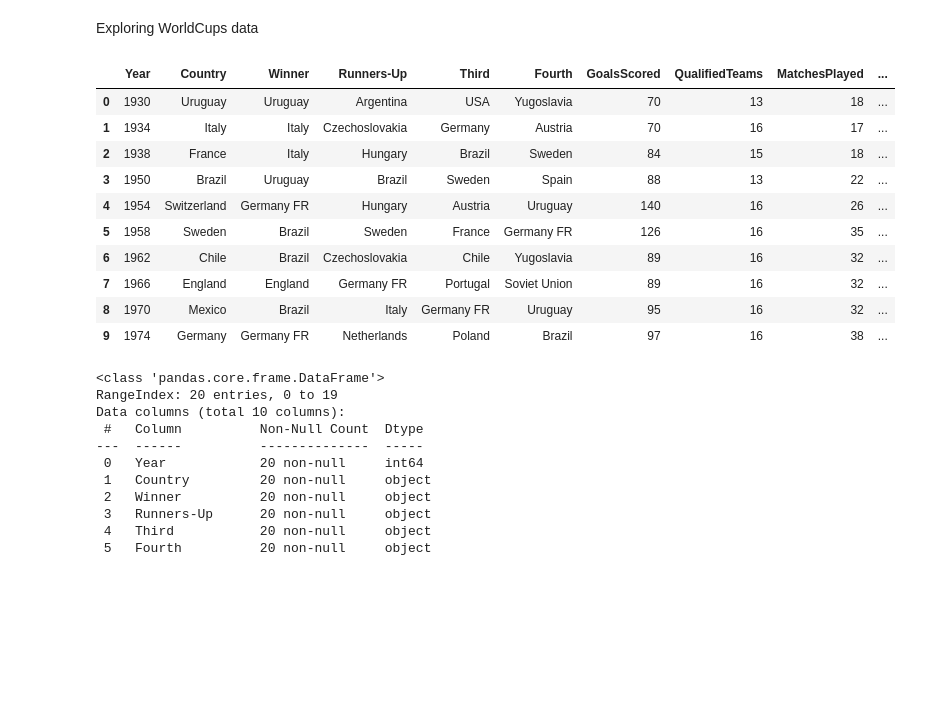
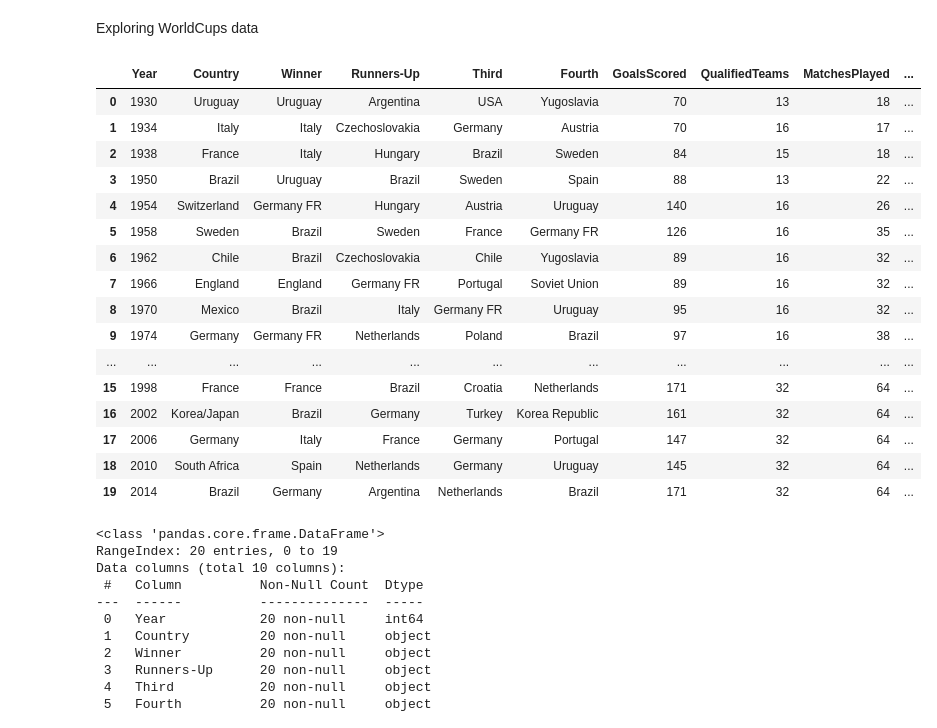
Before and after one commit to MohamadHasanin/data-cleaning-fifa, a Jupyter notebook: notebook/data-cleaning-fifa_WorldCups.ipynb, the cells around one changed output. Drawn from its saved outputs; the diff is of its cells as text; code cells hidden in the pictures; blank space fills up the shorter version.

```diff
--- a/notebook/data-cleaning-fifa_WorldCups.ipynb
+++ b/notebook/data-cleaning-fifa_WorldCups.ipynb
@@ -16,19 +16,25 @@ worldcups = pd.read_csv('../data/WorldCups.csv')
 # %% [markdown]
 Exploring WorldCups data
 # %%
-worldcups.head(10)
+worldcups.head(20)
 # %% [output]
 |  | Year | Country | Winner | Runners-Up | Third | Fourth | GoalsScored | QualifiedTeams | MatchesPlayed | ... |
 | 0 | 1930 | Uruguay | Uruguay | Argentina | USA | Yugoslavia | 70 | 13 | 18 | ... |
 | 1 | 1934 | Italy | Italy | Czechoslovakia | Germany | Austria | 70 | 16 | 17 | ... |
 | 2 | 1938 | France | Italy | Hungary | Brazil | Sweden | 84 | 15 | 18 | ... |
 | 3 | 1950 | Brazil | Uruguay | Brazil | Sweden | Spain | 88 | 13 | 22 | ... |
 | 4 | 1954 | Switzerland | Germany FR | Hungary | Austria | Uruguay | 140 | 16 | 26 | ... |
 | 5 | 1958 | Sweden | Brazil | Sweden | France | Germany FR | 126 | 16 | 35 | ... |
 | 6 | 1962 | Chile | Brazil | Czechoslovakia | Chile | Yugoslavia | 89 | 16 | 32 | ... |
 | 7 | 1966 | England | England | Germany FR | Portugal | Soviet Union | 89 | 16 | 32 | ... |
 | 8 | 1970 | Mexico | Brazil | Italy | Germany FR | Uruguay | 95 | 16 | 32 | ... |
 | 9 | 1974 | Germany | Germany FR | Netherlands | Poland | Brazil | 97 | 16 | 38 | ... |
+| ... | ... | ... | ... | ... | ... | ... | ... | ... | ... | ... |
+| 15 | 1998 | France | France | Brazil | Croatia | Netherlands | 171 | 32 | 64 | ... |
+| 16 | 2002 | Korea/Japan | Brazil | Germany | Turkey | Korea Republic | 161 | 32 | 64 | ... |
+| 17 | 2006 | Germany | Italy | France | Germany | Portugal | 147 | 32 | 64 | ... |
+| 18 | 2010 | South Africa | Spain | Netherlands | Germany | Uruguay | 145 | 32 | 64 | ... |
+| 19 | 2014 | Brazil | Germany | Argentina | Netherlands | Brazil | 171 | 32 | 64 | ... |
 # %%
 worldcups.info()
 # %% [output]
```
Also changed, not shown: parts of 5 cells of this notebook, 3 other files.
